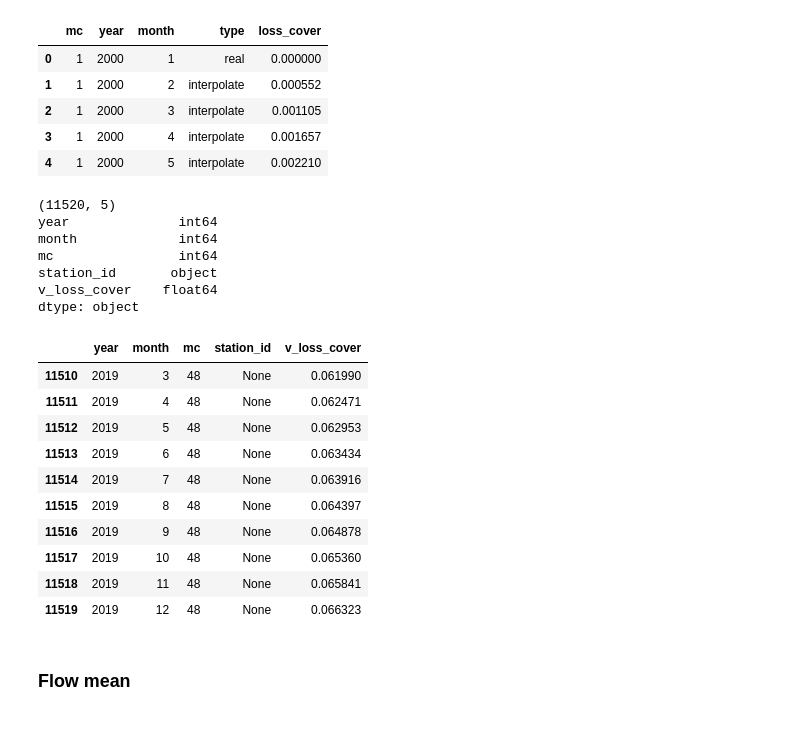
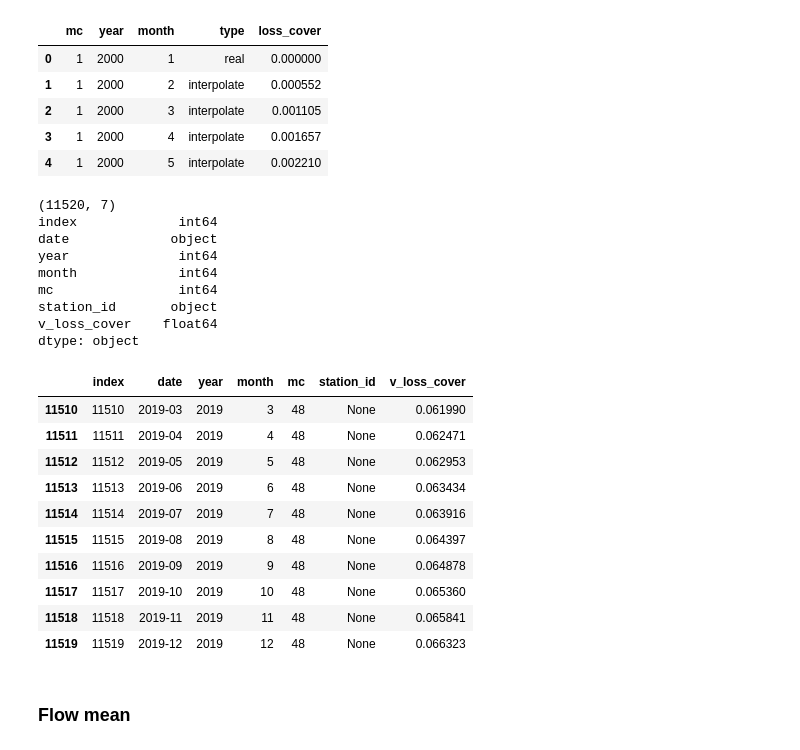
Before and after one commit to dechontaduro/DS4All_2020_Team28_Project, a Jupyter notebook: explore/VariableConsolidate.ipynb, the cells around one changed output. Drawn from its saved outputs; the diff is of its cells as text; code cells hidden in the pictures.

```diff
--- a/explore/VariableConsolidate.ipynb
+++ b/explore/VariableConsolidate.ipynb
@@ -198,37 +200,43 @@ dtype: object
 # %%
 temp_df = forest_loss_cover[['year', 'month', 'mc', 'loss_cover']]
 temp_df.columns = ['year', 'month', 'mc', 'v_loss_cover']
 
 temp_df['station_id'] = None
+temp_df['date'] = temp_df['year'].astype(str).str.pad(width = 2, side = 'left',
+                                                      fillchar = '0') + \
+                  '-' + temp_df['month'].astype(str).str.pad(width = 2, side = 'left',
+                                                             fillchar = '0')
 
-temp_df = temp_df[['year', 'month', 'mc', 'station_id', 'v_loss_cover']]
+temp_df = temp_df[['date', 'year', 'month', 'mc', 'station_id', 'v_loss_cover']]
 
-temp_df.columns = ['year', 'month', 'mc', 'station_id', 'v_loss_cover']
+temp_df.columns = ['date', 'year', 'month', 'mc', 'station_id', 'v_loss_cover']
 
-forest_loss_cover = temp_df.copy()
+forest_loss_cover = temp_df.copy().reset_index()
 
 print(forest_loss_cover.shape)
 print(forest_loss_cover.dtypes)
 forest_loss_cover.tail(10)
 # %% [output]
-(11520, 5)
+(11520, 7)
+index             int64
+date             object
 year              int64
 month             int64
 mc                int64
 station_id       object
 v_loss_cover    float64
 dtype: object
-|  | year | month | mc | station_id | v_loss_cover |
-| 11510 | 2019 | 3 | 48 | None | 0.061990 |
-| 11511 | 2019 | 4 | 48 | None | 0.062471 |
-| 11512 | 2019 | 5 | 48 | None | 0.062953 |
-| 11513 | 2019 | 6 | 48 | None | 0.063434 |
-| 11514 | 2019 | 7 | 48 | None | 0.063916 |
-| 11515 | 2019 | 8 | 48 | None | 0.064397 |
-| 11516 | 2019 | 9 | 48 | None | 0.064878 |
-| 11517 | 2019 | 10 | 48 | None | 0.065360 |
-| 11518 | 2019 | 11 | 48 | None | 0.065841 |
-| 11519 | 2019 | 12 | 48 | None | 0.066323 |
+|  | index | date | year | month | mc | station_id | v_loss_cover |
+| 11510 | 11510 | 2019-03 | 2019 | 3 | 48 | None | 0.061990 |
+| 11511 | 11511 | 2019-04 | 2019 | 4 | 48 | None | 0.062471 |
+| 11512 | 11512 | 2019-05 | 2019 | 5 | 48 | None | 0.062953 |
+| 11513 | 11513 | 2019-06 | 2019 | 6 | 48 | None | 0.063434 |
+| 11514 | 11514 | 2019-07 | 2019 | 7 | 48 | None | 0.063916 |
+| 11515 | 11515 | 2019-08 | 2019 | 8 | 48 | None | 0.064397 |
+| 11516 | 11516 | 2019-09 | 2019 | 9 | 48 | None | 0.064878 |
+| 11517 | 11517 | 2019-10 | 2019 | 10 | 48 | None | 0.065360 |
+| 11518 | 11518 | 2019-11 | 2019 | 11 | 48 | None | 0.065841 |
+| 11519 | 11519 | 2019-12 | 2019 | 12 | 48 | None | 0.066323 |
 # %% [markdown]
 ### Flow mean
 # %%
```
Also changed, not shown: parts of 5 cells of this notebook, 3 other files.
